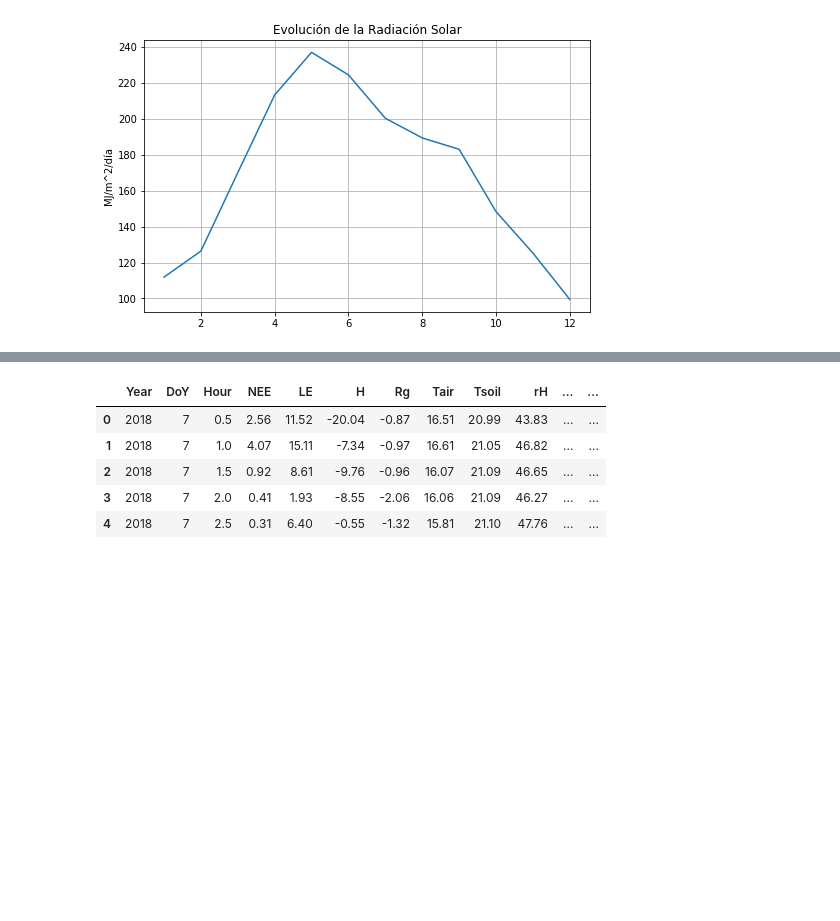
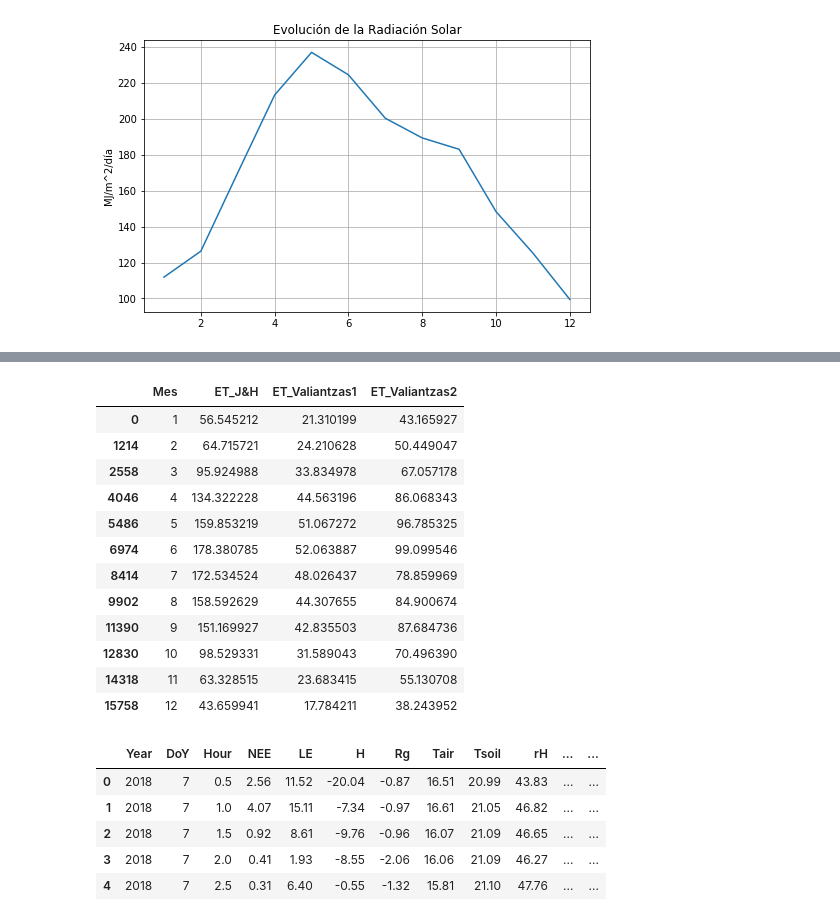
Before and after one commit to FidelNavarro/computacional, a Jupyter notebook: examen2/examen2.ipynb, the cells around one changed output, grey strips where cells are left out. Saved outputs shown, nothing was run; the diff lists cells and outputs as text; code cells hidden in the pictures; blank space fills up the shorter version.

```diff
--- a/examen2/examen2.ipynb
+++ b/examen2/examen2.ipynb
@@ -249,3 +249,24 @@ df2.head()
+# %%
+df2["ET_J&H"] = df2.groupby(["Mes"])["ET_J&H"].transform("mean")
+df2["ET_Valiantzas1"] = df2.groupby(["Mes"])["ET_Valiantzas1"].transform("mean")
+df2["ET_Valiantzas2"] = df2.groupby(["Mes"])["ET_Valiantzas2"].transform("mean")
+
+df2=df2.drop_duplicates()
+df2
+# %% [output]
+|  | Mes | ET_J&H | ET_Valiantzas1 | ET_Valiantzas2 |
+| 0 | 1 | 56.545212 | 21.310199 | 43.165927 |
+| 1214 | 2 | 64.715721 | 24.210628 | 50.449047 |
+| 2558 | 3 | 95.924988 | 33.834978 | 67.057178 |
+| 4046 | 4 | 134.322228 | 44.563196 | 86.068343 |
+| 5486 | 5 | 159.853219 | 51.067272 | 96.785325 |
+| 6974 | 6 | 178.380785 | 52.063887 | 99.099546 |
+| 8414 | 7 | 172.534524 | 48.026437 | 78.859969 |
+| 9902 | 8 | 158.592629 | 44.307655 | 84.900674 |
+| 11390 | 9 | 151.169927 | 42.835503 | 87.684736 |
+| 12830 | 10 | 98.529331 | 31.589043 | 70.496390 |
+| 14318 | 11 | 63.328515 | 23.683415 | 55.130708 |
+| 15758 | 12 | 43.659941 | 17.784211 | 38.243952 |
 # %%
 #PARTE 3
 # %%
```
Also changed, not shown: parts of 3 cells of this notebook.
